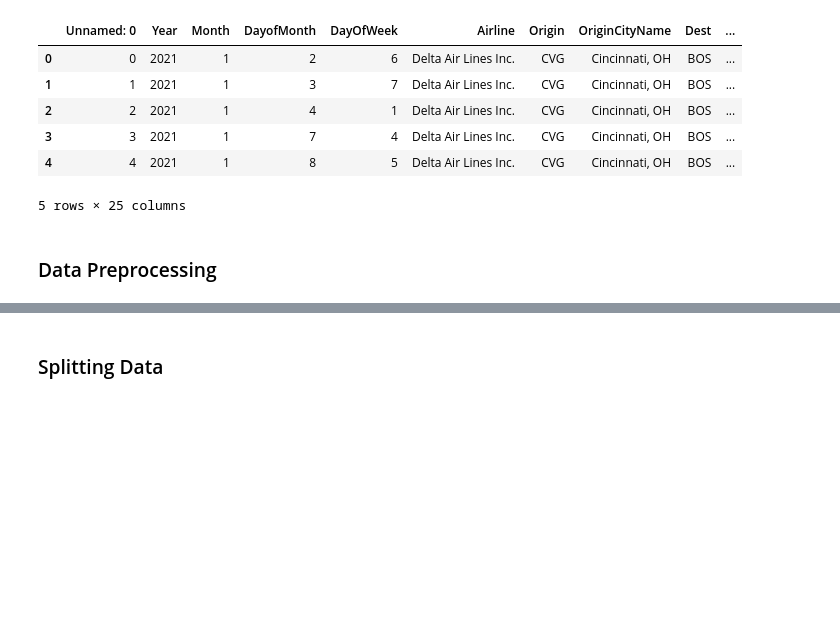
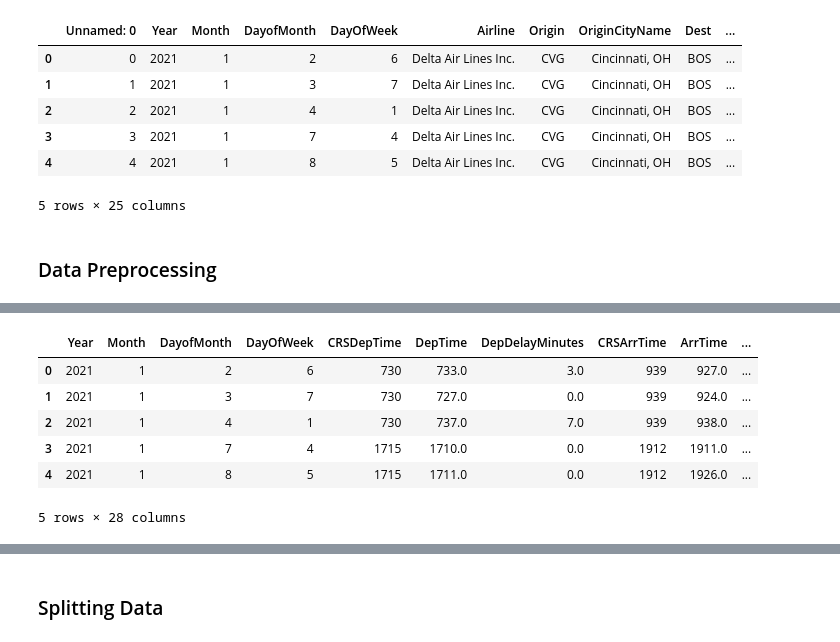
Before and after one commit to montsecruz9/Final_Project, a Jupyter notebook: MachineLearning_flights.ipynb, the cells around one changed output, grey strips where cells are left out. Cells and saved outputs as stored; diff of their text form; code cells hidden in the pictures; blank space fills up the shorter version.

```diff
--- a/MachineLearning_flights.ipynb
+++ b/MachineLearning_flights.ipynb
@@ -50,2 +37,15 @@ flights.head()
+# %%
+# Converting the categorical variables into indicator variables.
+flights_data_df = pd.get_dummies(flights, columns=['Airline'])
+# %%
+flights_data_df.head()
+# %% [output]
+|  | Year | Month | DayofMonth | DayOfWeek | CRSDepTime | DepTime | DepDelayMinutes | CRSArrTime | ArrTime | ... |
+| 0 | 2021 | 1 | 2 | 6 | 730 | 733.0 | 3.0 | 939 | 927.0 | ... |
+| 1 | 2021 | 1 | 3 | 7 | 730 | 727.0 | 0.0 | 939 | 924.0 | ... |
+| 2 | 2021 | 1 | 4 | 1 | 730 | 737.0 | 7.0 | 939 | 938.0 | ... |
+| 3 | 2021 | 1 | 7 | 4 | 1715 | 1710.0 | 0.0 | 1912 | 1911.0 | ... |
+| 4 | 2021 | 1 | 8 | 5 | 1715 | 1711.0 | 0.0 | 1912 | 1926.0 | ... |
+5 rows × 28 columns
 # %%
 # cutting out a segment for the model
```
Also changed, not shown: parts of 26 cells of this notebook.
